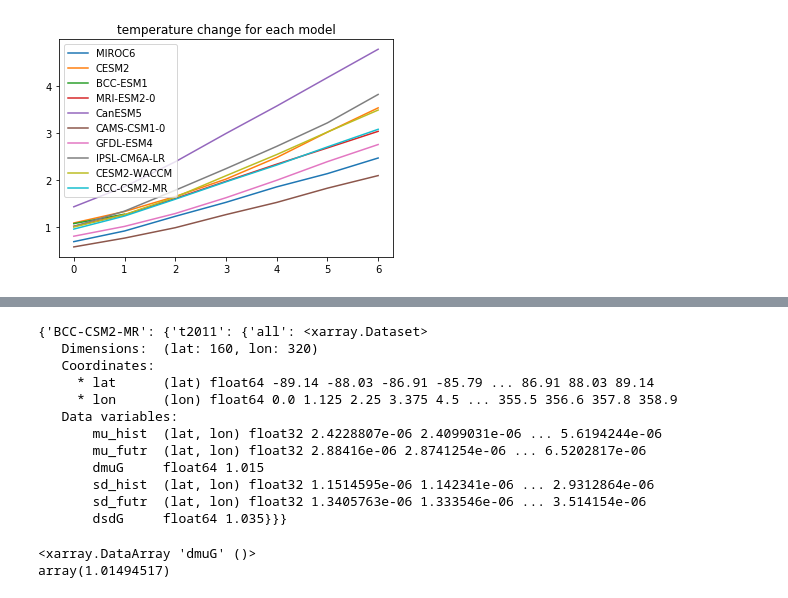
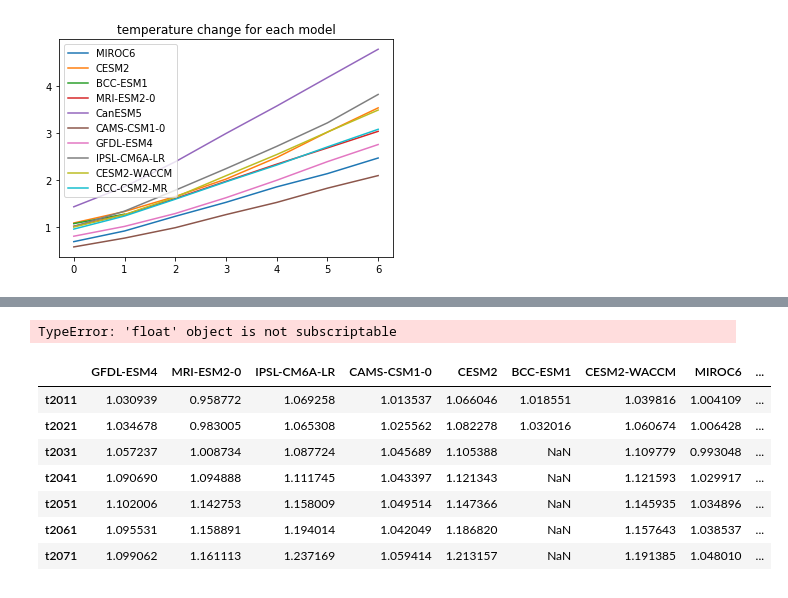
Before and after one commit to apendergrass/cmip6hack-precip, a Jupyter notebook: notebooks/mean_var_calcs.ipynb, the cells around one changed output, grey strips where cells are left out. Saved outputs shown, nothing was run; the diff lists cells and outputs as text; code cells hidden in the pictures.

```diff
--- a/notebooks/mean_var_calcs.ipynb
+++ b/notebooks/mean_var_calcs.ipynb
@@ -406,20 +405,0 @@ Begin processing time slice 2041-2070
-# %%
-results
-# %% [output]
-{'BCC-CSM2-MR': {'t2011': {'all': <xarray.Dataset>
-   Dimensions:  (lat: 160, lon: 320)
-   Coordinates:
-     * lat      (lat) float64 -89.14 -88.03 -86.91 -85.79 ... 86.91 88.03 89.14
-     * lon      (lon) float64 0.0 1.125 2.25 3.375 4.5 ... 355.5 356.6 357.8 358.9
-   Data variables:
-       mu_hist  (lat, lon) float32 2.4228807e-06 2.4099031e-06 ... 5.6194244e-06
-       mu_futr  (lat, lon) float32 2.88416e-06 2.8741254e-06 ... 6.5202817e-06
-       dmuG     float64 1.015
-       sd_hist  (lat, lon) float32 1.1514595e-06 1.142341e-06 ... 2.9312864e-06
-       sd_futr  (lat, lon) float32 1.3405763e-06 1.333546e-06 ... 3.514154e-06
-       dsdG     float64 1.035}}}
-# %%
-results['BCC-CSM2-MR']['t2011']['all']['dmuG']
-# %% [output]
-<xarray.DataArray 'dmuG' ()>
-array(1.01494517)
@@ -425,0 +408,26 @@ array(1.01494517)
+# %%
+# this is rather brute force, sorry
+# dmuG, dsdG - also for different seasons
+dsdG_djf=results.copy()
+dsdG_jja=results.copy()
+dmuG_djf=results.copy()
+dmuG_jja=results.copy()
+for model in results:
+    for timeperiod in results[model]:
+        dsdG_djf[model][timeperiod]=results[model][timeperiod]['DJF'].dsdG.values.item(0)
+        dsdG_jja[model][timeperiod]=results[model][timeperiod]['JJA'].dsdG.values.item(0)
+        dmuG_djf[model][timeperiod]=results[model][timeperiod]['DJF'].dmuG.values.item(0)
+        dmuG_jja[model][timeperiod]=results[model][timeperiod]['JJA'].dmuG.values.item(0)
+# %% [output]
+TypeError: 'float' object is not subscriptable
+# %%
+pd.DataFrame(dsdG_djf)
+# %% [output]
+|  | GFDL-ESM4 | MRI-ESM2-0 | IPSL-CM6A-LR | CAMS-CSM1-0 | CESM2 | BCC-ESM1 | CESM2-WACCM | MIROC6 | ... |
+| t2011 | 1.030939 | 0.958772 | 1.069258 | 1.013537 | 1.066046 | 1.018551 | 1.039816 | 1.004109 | ... |
+| t2021 | 1.034678 | 0.983005 | 1.065308 | 1.025562 | 1.082278 | 1.032016 | 1.060674 | 1.006428 | ... |
+| t2031 | 1.057237 | 1.008734 | 1.087724 | 1.045689 | 1.105388 | NaN | 1.109779 | 0.993048 | ... |
+| t2041 | 1.090690 | 1.094888 | 1.111745 | 1.043397 | 1.121343 | NaN | 1.121593 | 1.029917 | ... |
+| t2051 | 1.102006 | 1.142753 | 1.158009 | 1.049514 | 1.147366 | NaN | 1.145935 | 1.034896 | ... |
+| t2061 | 1.095531 | 1.158891 | 1.194014 | 1.042049 | 1.186820 | NaN | 1.157643 | 1.038537 | ... |
+| t2071 | 1.099062 | 1.161113 | 1.237169 | 1.059414 | 1.213157 | NaN | 1.191385 | 1.048010 | ... |
```
Also changed, not shown: parts of 5 cells of this notebook.
